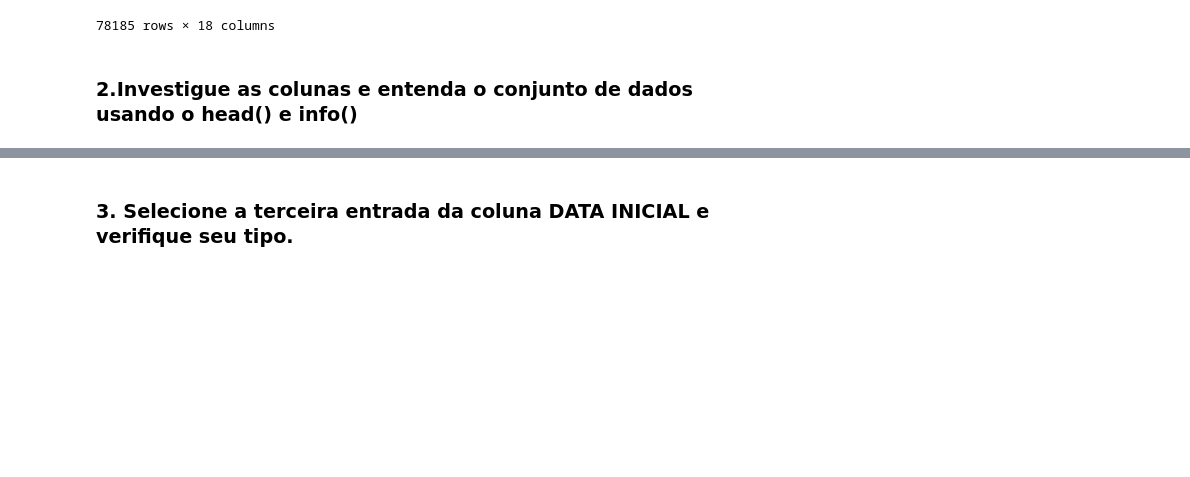
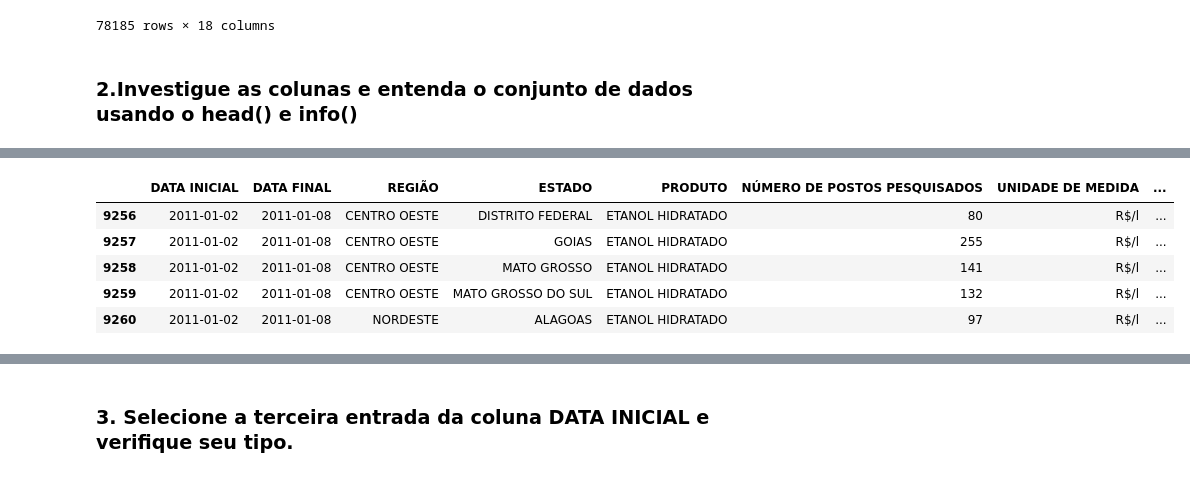
Before and after one commit to FilipePessoa30/SQL_Pandas, a Jupyter notebook: Analisando Dados com Pandas & SQL/Analisando Dados com Pandas & SQL/Conceitos básicos de Pandas/exercicios-pandas.ipynb, the cells around one changed output, grey strips where cells are left out. Drawn from its saved outputs; the diff is of its cells as text; code cells hidden in the pictures; blank space fills up the shorter version.

```diff
--- a/Analisando Dados com Pandas & SQL/Analisando Dados com Pandas & SQL/Conceitos básicos de Pandas/exercicios-pandas.ipynb
+++ b/Analisando Dados com Pandas & SQL/Analisando Dados com Pandas & SQL/Conceitos básicos de Pandas/exercicios-pandas.ipynb
@@ -48,0 +78,9 @@ df2
+# %%
+df2.head()
+# %% [output]
+|  | DATA INICIAL | DATA FINAL | REGIÃO | ESTADO | PRODUTO | NÚMERO DE POSTOS PESQUISADOS | UNIDADE DE MEDIDA | ... |
+| 9256 | 2011-01-02 | 2011-01-08 | CENTRO OESTE | DISTRITO FEDERAL | ETANOL HIDRATADO | 80 | R$/l | ... |
+| 9257 | 2011-01-02 | 2011-01-08 | CENTRO OESTE | GOIAS | ETANOL HIDRATADO | 255 | R$/l | ... |
+| 9258 | 2011-01-02 | 2011-01-08 | CENTRO OESTE | MATO GROSSO | ETANOL HIDRATADO | 141 | R$/l | ... |
+| 9259 | 2011-01-02 | 2011-01-08 | CENTRO OESTE | MATO GROSSO DO SUL | ETANOL HIDRATADO | 132 | R$/l | ... |
+| 9260 | 2011-01-02 | 2011-01-08 | NORDESTE | ALAGOAS | ETANOL HIDRATADO | 97 | R$/l | ... |
```
Also changed, not shown: parts of 23 cells of this notebook.
